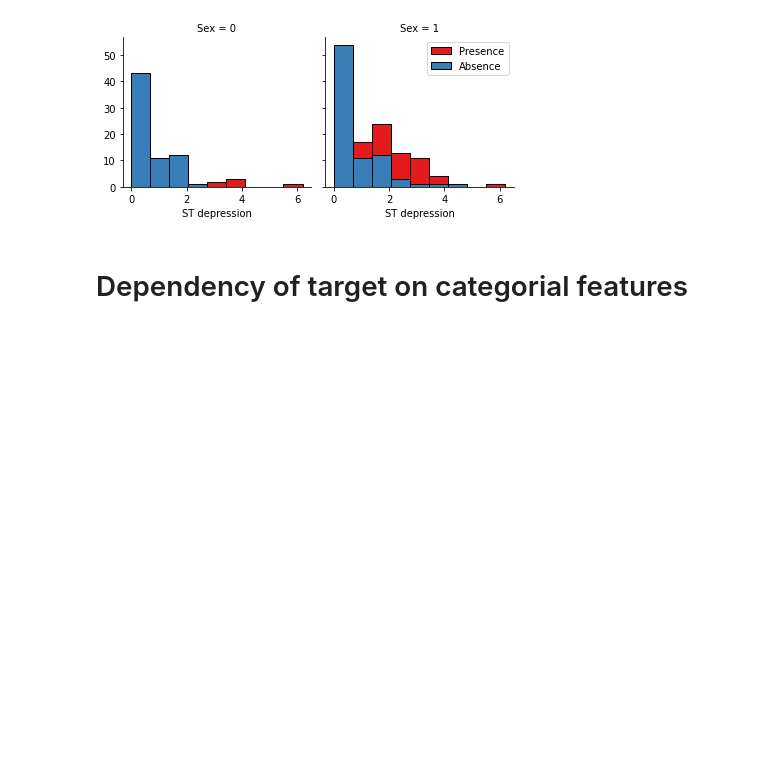
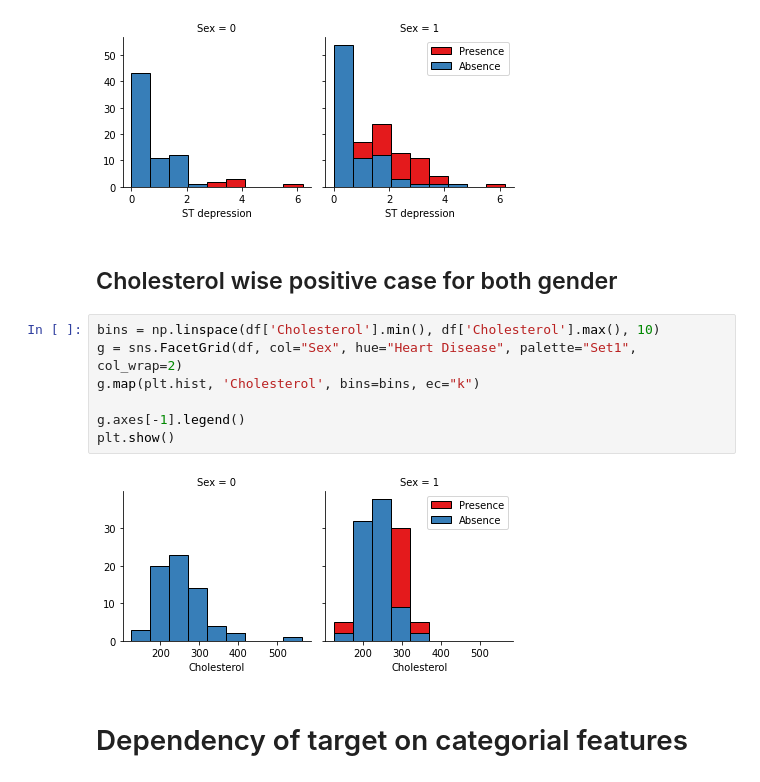
Before and after one commit to Dipanjan-M/Final_Year_Project, a Jupyter notebook: Heart_disease_detection_using_ML.ipynb, the cells around one changed output. Drawn from its saved outputs; the diff is of its cells as text; blank space fills up the shorter version.

```diff
--- a/Heart_disease_detection_using_ML.ipynb
+++ b/Heart_disease_detection_using_ML.ipynb
@@ -242,6 +242,17 @@ g.axes[-1].legend()
 plt.show()
 # %% [output]
 [figure]
+# %% [markdown]
+## Cholesterol wise positive case for both gender
+# %%
+bins = np.linspace(df['Cholesterol'].min(), df['Cholesterol'].max(), 10)
+g = sns.FacetGrid(df, col="Sex", hue="Heart Disease", palette="Set1", col_wrap=2)
+g.map(plt.hist, 'Cholesterol', bins=bins, ec="k")
+
+g.axes[-1].legend()
+plt.show()
+# %% [output]
+[figure, added]
 # %% [markdown]
 # Dependency of target on categorial features
 # %% [markdown]
```
Also changed, not shown: parts of 14 cells of this notebook.
